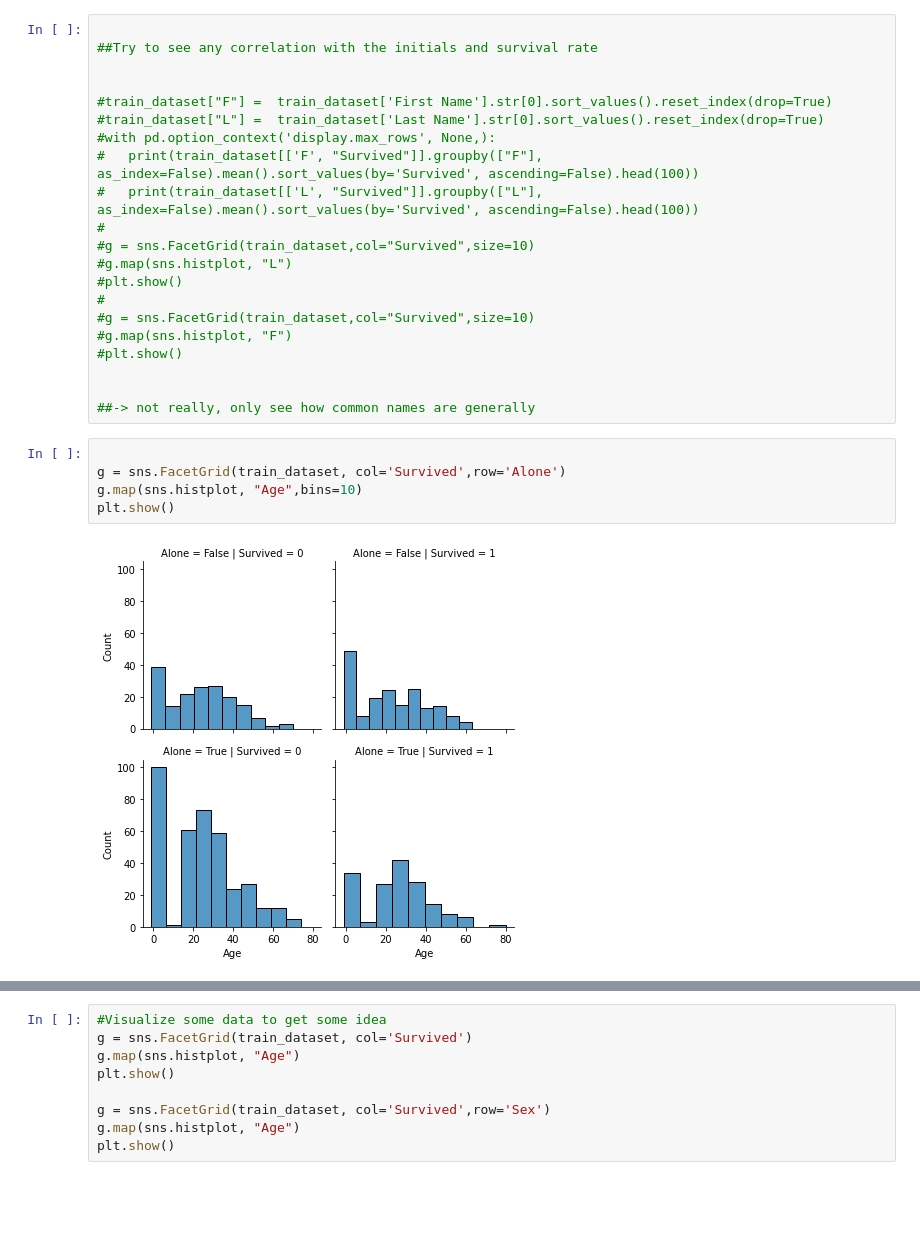
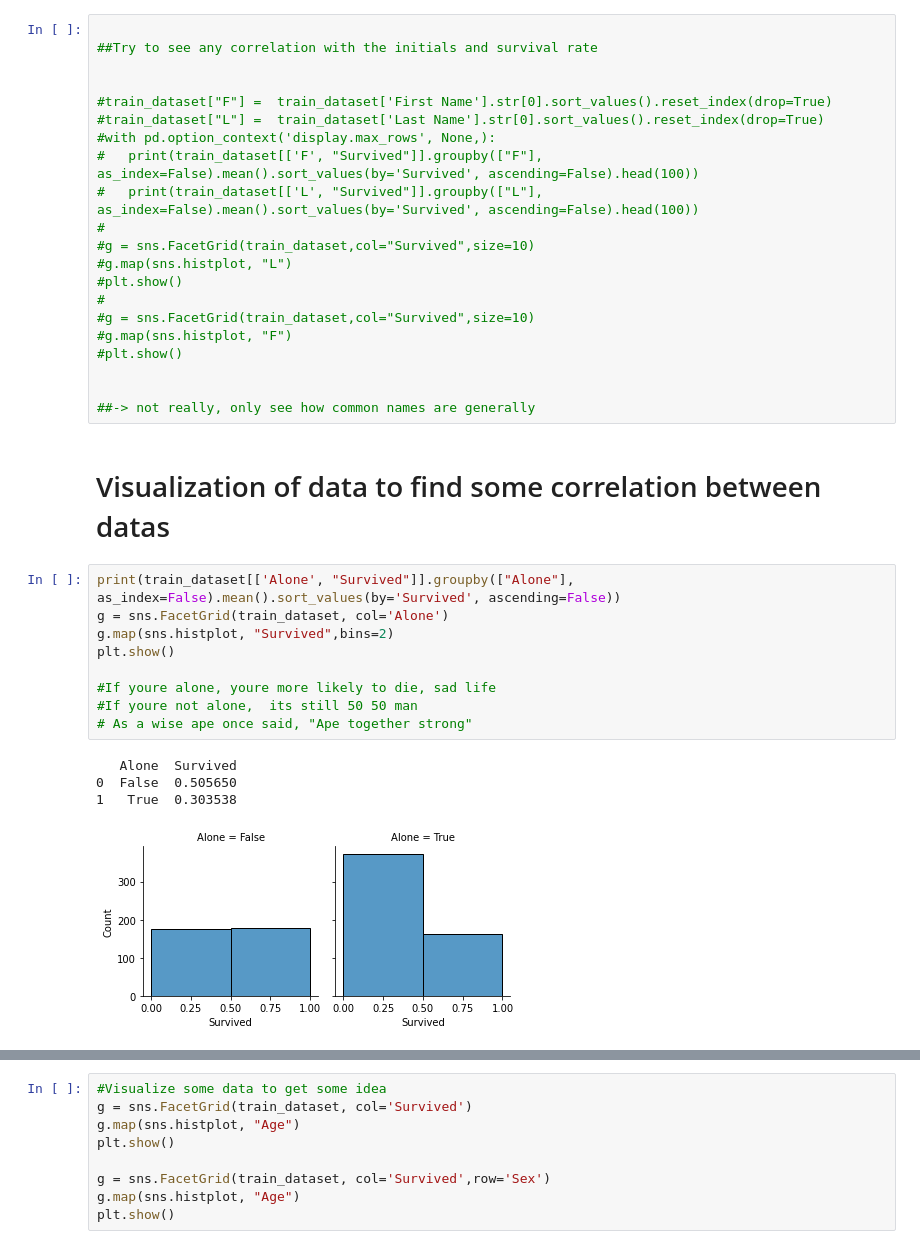
Before and after one commit to kys-sheng/titanic, a Jupyter notebook: titanic.ipynb, the cells around one changed output, grey strips where cells are left out. Drawn from its saved outputs; the diff is of its cells as text; blank space fills up the shorter version.

Commit message:
Complete, need tidying up, need to improve filling NaN values

```diff
--- a/titanic.ipynb
+++ b/titanic.ipynb
@@ -213,10 +219,19 @@ memory usage: 84.5+ KB
 
 
 ##-> not really, only see how common names are generally
-# %%
-
-g = sns.FacetGrid(train_dataset, col='Survived',row='Alone')
-g.map(sns.histplot, "Age",bins=10)
-plt.show()
-# %% [output]
-[figure, removed]
+# %% [markdown]
+# Visualization of data to find some correlation between datas
+# %%
+print(train_dataset[['Alone', "Survived"]].groupby(["Alone"], as_index=False).mean().sort_values(by='Survived', ascending=False))
+g = sns.FacetGrid(train_dataset, col='Alone')
+g.map(sns.histplot, "Survived",bins=2)
+plt.show()
+
+#If youre alone, youre more likely to die, sad life
+#If youre not alone,  its still 50 50 man
+# As a wise ape once said, "Ape together strong"
+# %% [output]
+   Alone  Survived
+0  False  0.505650
+1   True  0.303538
+[figure, added]
```
Also changed, not shown: parts of 21 cells of this notebook.
